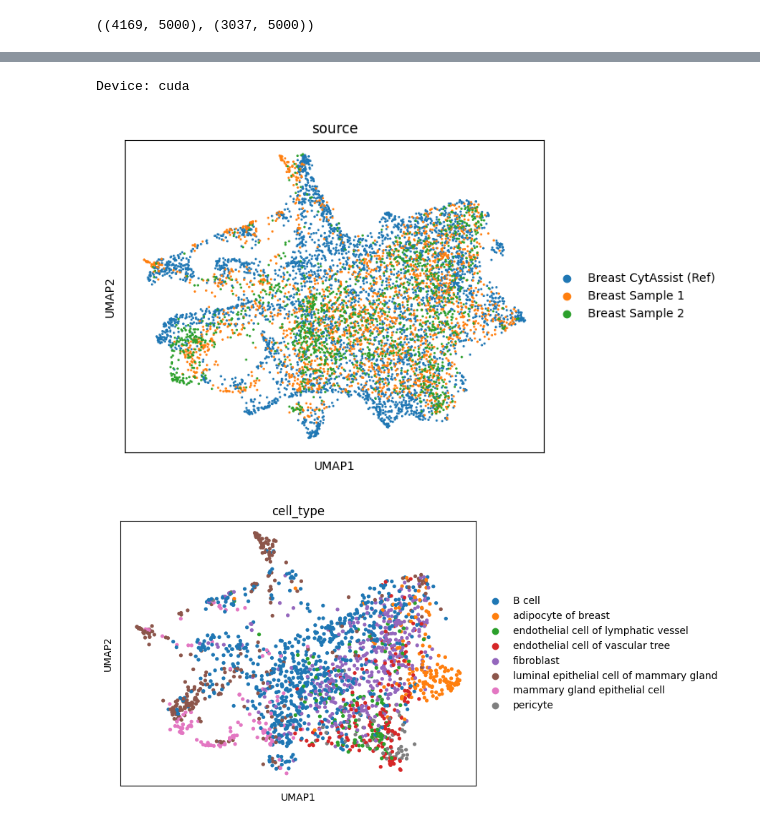
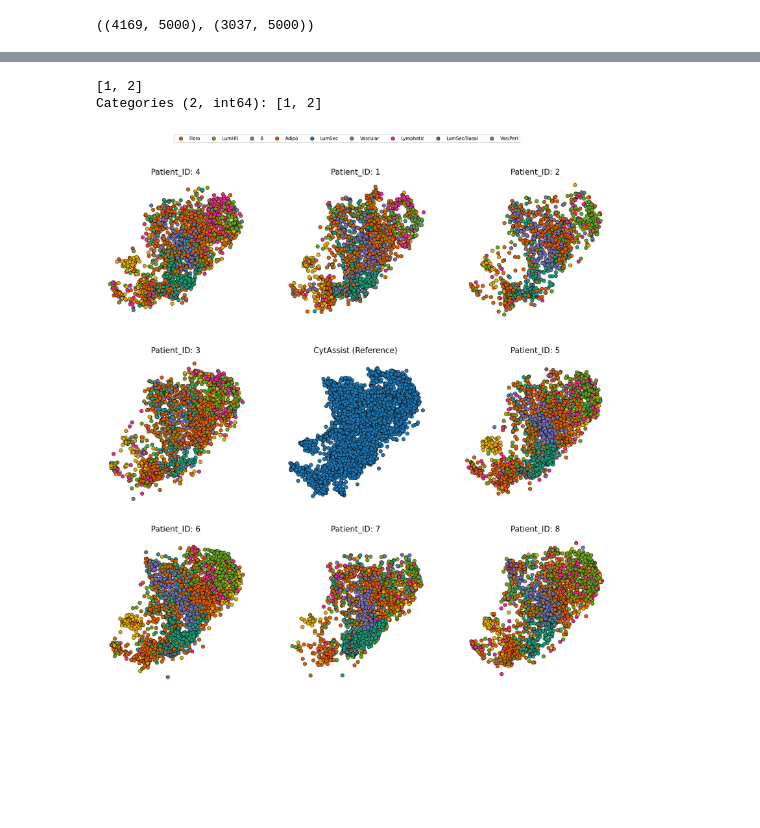
Before and after one commit to Koushul/SPICESS, a Jupyter notebook: notebooks/Integrate.ipynb, the cells around one changed output, grey strips where cells are left out. Saved outputs shown, nothing was run; the diff lists cells and outputs as text; code cells hidden in the pictures; blank space fills up the shorter version.

Commit message:
new image

```diff
--- a/notebooks/Integrate.ipynb
+++ b/notebooks/Integrate.ipynb
@@ -69,7 +70,7 @@ deets[:, deets.var.feature_types=='Antibody Capture'].to_df()
 # %%
 # https://cellxgene.cziscience.com/collections/4195ab4c-20bd-4cd3-8b3d-65601277e731
 # %%
-adata = sc.read_visium(path='/ix/hosmanbeyoglu/kor11/CytAssist/Breast/GEX_PEX')
+# adata = sc.read_visium(path='/ix/hosmanbeyoglu/kor11/CytAssist/Breast/GEX_PEX')
 adata6 = sc.read_h5ad('/ix/hosmanbeyoglu/kor11/CytAssist/Breast/visium/patient_6.h5ad')
 # %%
 adata.var_names_make_unique()
@@ -104,5 +105,5 @@ adata.shape, adata6.shape
 # %% [output]
 ((4169, 5000), (3037, 5000))
 # %%
-adata_cm = AnnData.concatenate(adata, adata6, join='inner')
-adatax = up.Run(adatas=[adata, adata6], adata_cm=adata_cm, lambda_s=1.0, ref_id=1)
+# adata_cm = AnnData.concatenate(adata, adata6, join='inner')
+# adatax = up.Run(name=tissue, adatas=[adata, adata6], adata_cm=adata_cm, lambda_s=1.0, ref_id=1)
@@ -138,6 +158,2 @@ sc.pl.umap(adatax, color=['source'])
 # %%
-adata3 = sc.read_h5ad('/ix/hosmanbeyoglu/kor11/CytAssist/Breast/visium/patient2.h5ad')
-adata3.obs['source'] = 'Breast Sample 2'
-adata3.obs['domain_id'] = 2
-adata3.obs['source'] = adata3.obs['source'].astype('category')
-adata3.obs['domain_id'] = adata3.obs['domain_id'].astype('category')
+adata_out = [project(i) for i in tqdm(range(1, 11))]
@@ -150,6 +159,0 @@ adata3.var_names = adata3.var.feature_name.values
-# %%
-adata_cm = AnnData.concatenate(adata3, adata, join='inner')
-adata_new = up.Run(adatas=[adata3, adata], adata_cm =adata_cm, lambda_s=1.0, out='project', ref_id=1)
-adata3.obsm['latent'] = adata_new[adata_new.obs.domain_id==2].obsm['project']
-# %% [output]
-Device: cuda
@@ -158,10 +160,52 @@ adatax = adatax.concatenate(adata3, join='inner')
+# %%
+AnnData.concatenate(*adata_out[:2]).obs.domain_id.unique()
+# %% [output]
+[1, 2]
+Categories (2, int64): [1, 2]
+# %%
+adata_cyt = up.Run(name=tissue, adatas=[adata], adata_cm =adata, lambda_s=1.0, out='project', ref_id=1)
+adata_cyt.obsm['latent'] = adata_cyt.obsm['project']
 # %%
-sc.pp.neighbors(adatax, use_rep='latent')
-sc.tl.umap(adatax, min_dist=0.2)
-sc.pl.umap(adatax, color=['source'])
+adata_all = AnnData.concatenate(*adata_out+[adata_cyt])
+red = cuml.UMAP(
+    n_components=2,
+    n_neighbors=100,
+    min_dist=.1,
+)
+
+red.fit(adata_all[adata_all.obs.domain_id==0].obsm['latent'])
+
+f, axs = plt.subplots(3, 3, figsize=(14, 14), dpi=160, sharey=True, sharex=True)
+
+axs = axs.flatten()
+
+for ix, ax in enumerate(axs):
+
+    if ix == 0:
+        ax = axs[4]
+
+    if ix == 4:
+        ax = axs[0]
+
+    targets = adata_all[adata_all.obs.domain_id == ix]
+
+    plot_data = red.transform(targets.obsm['project'])
+    scatter = sns.scatterplot(plot_data[:, 0], plot_data[:, 1], hue=targets.obs.author_cell_type, s=30, ax=ax, legend=False, edgecolor='black', palette='Dark2')
+
+    if ix == 0:
+        ax.set_title(f'CytAssist (Reference)')
+    else:
+        ax.set_title(f'Patient_ID: {ix}')
+
+    ax.spines['right'].set_visible(False)
+    ax.spines['top'].set_visible(False)
+    ax.spines['left'].set_visible(False)
+    ax.spines['bottom'].set_visible(False)
+    ax.set_xticks([])
+    ax.set_yticks([])
+
+fig = plt.gcf()
+fig.legend(scatter, labels=[i.split('-')[-1] for i in targets.obs.author_cell_type.unique()], bbox_to_anchor=(0.5, 0.95), loc='upper center', ncols=9, fontsize=7)
+plt.show()
 # %% [output]
-[figure, old version]
+[figure, new version]
-# %%
-sc.pl.umap(adatax[adatax.obs.domain_id==1], color=['cell_type'])
-# %% [output]
-[figure, removed]
```
Also changed, not shown: parts of 17 cells of this notebook, 3 other files.
